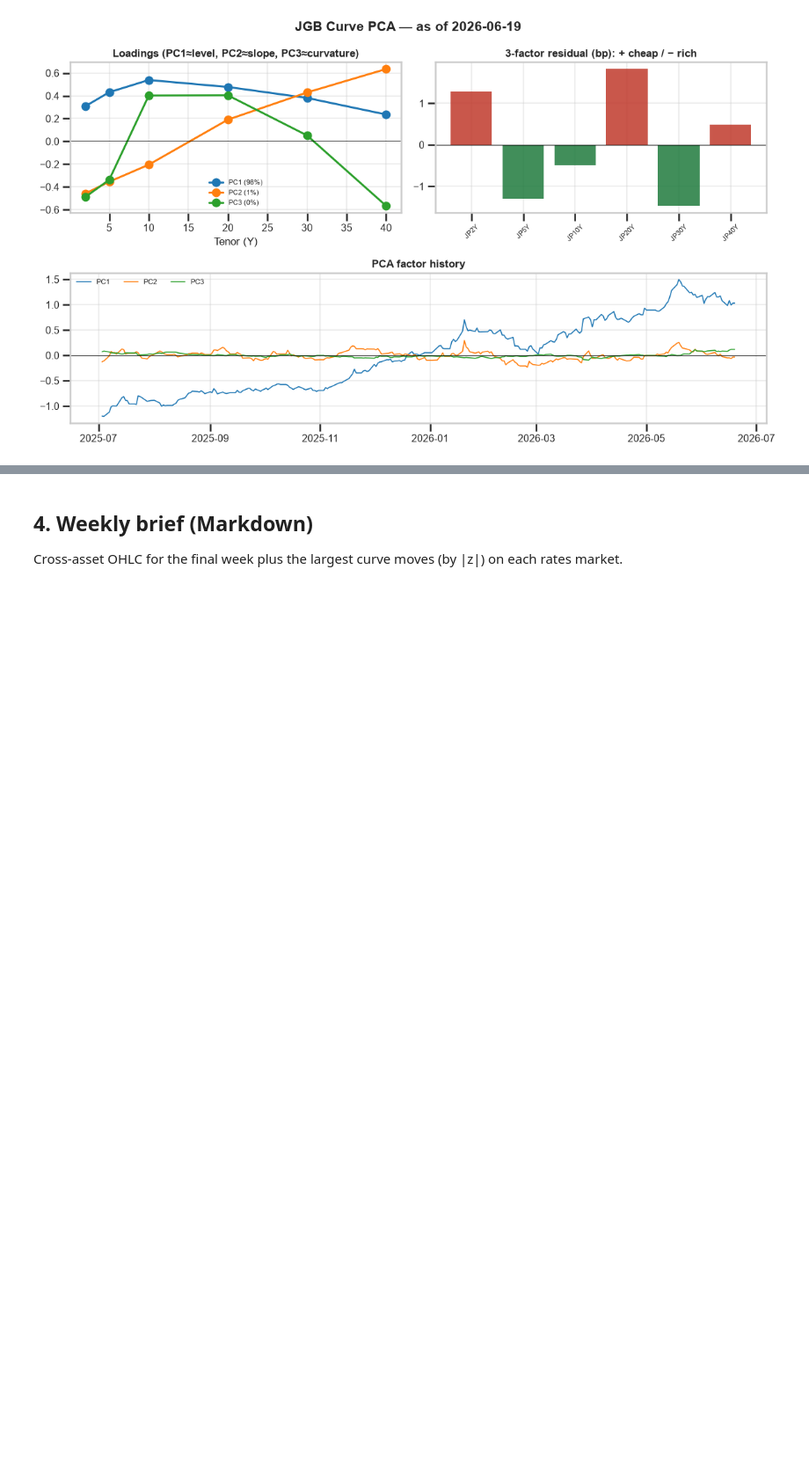
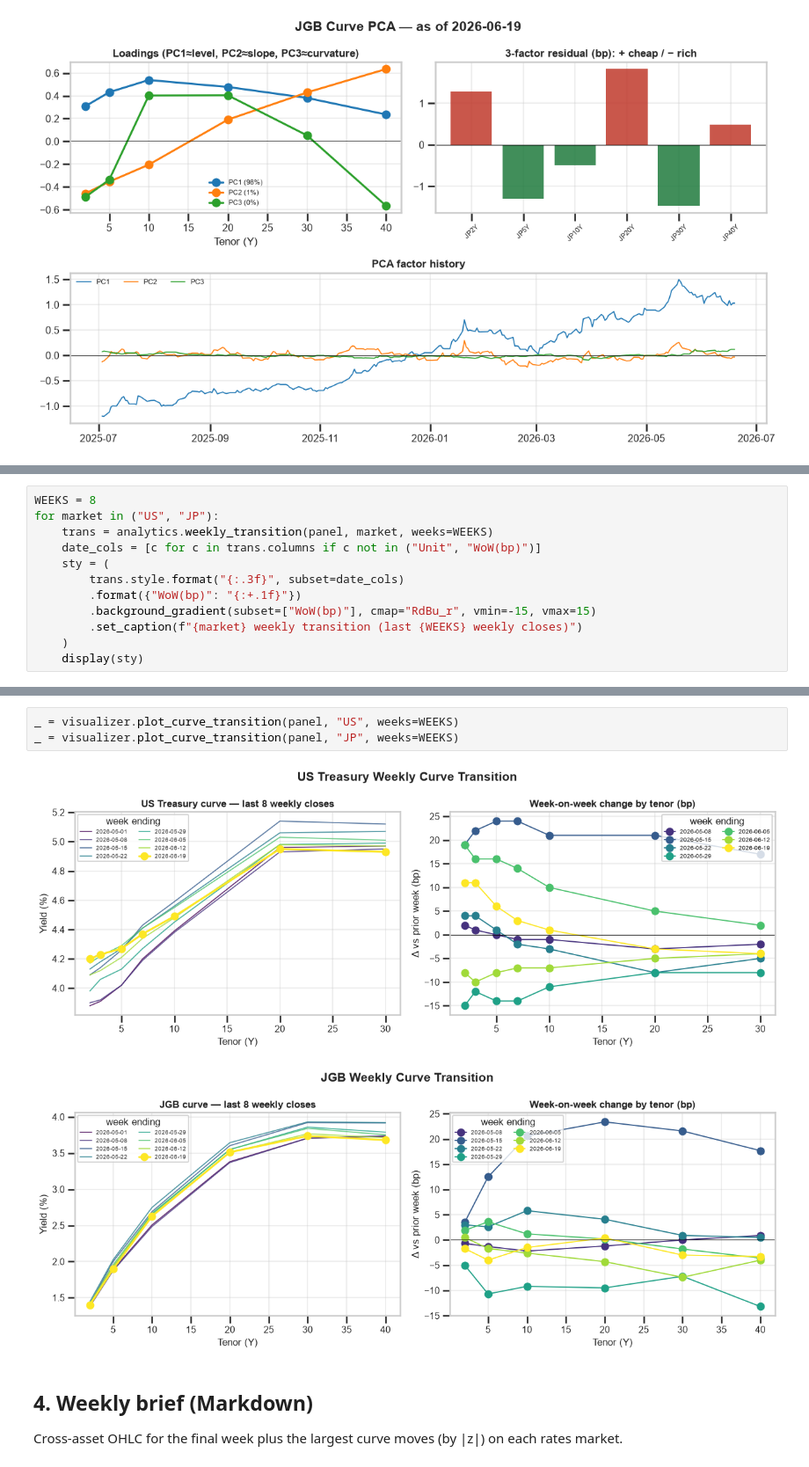
Before and after one commit to kfujie/macro_watch, a Jupyter notebook: macro_watch/weekly_report.ipynb, the cells around one changed output, grey strips where cells are left out. Shown at 88% size. Saved outputs shown, nothing was run; the diff lists cells and outputs as text; blank space fills up the shorter version.

```diff
--- a/macro_watch/weekly_report.ipynb
+++ b/macro_watch/weekly_report.ipynb
@@ -202,0 +216,12 @@ _ = visualizer.plot_curve_pca(panel, "JP")
+# %%
+WEEKS = 8
+for market in ("US", "JP"):
+    trans = analytics.weekly_transition(panel, market, weeks=WEEKS)
+    date_cols = [c for c in trans.columns if c not in ("Unit", "WoW(bp)")]
+    sty = (
+        trans.style.format("{:.3f}", subset=date_cols)
+        .format({"WoW(bp)": "{:+.1f}"})
+        .background_gradient(subset=["WoW(bp)"], cmap="RdBu_r", vmin=-15, vmax=15)
+        .set_caption(f"{market} weekly transition (last {WEEKS} weekly closes)")
+    )
+    display(sty)
@@ -203,3 +267,9 @@ _ = visualizer.plot_curve_pca(panel, "JP")
+# %%
+_ = visualizer.plot_curve_transition(panel, "US", weeks=WEEKS)
+_ = visualizer.plot_curve_transition(panel, "JP", weeks=WEEKS)
+# %% [output]
+[figure, added]
+[figure, added]
 # %% [markdown]
 ## 4. Weekly brief (Markdown)
 
```
Also changed, not shown: parts of 5 cells of this notebook, 3 other files.
